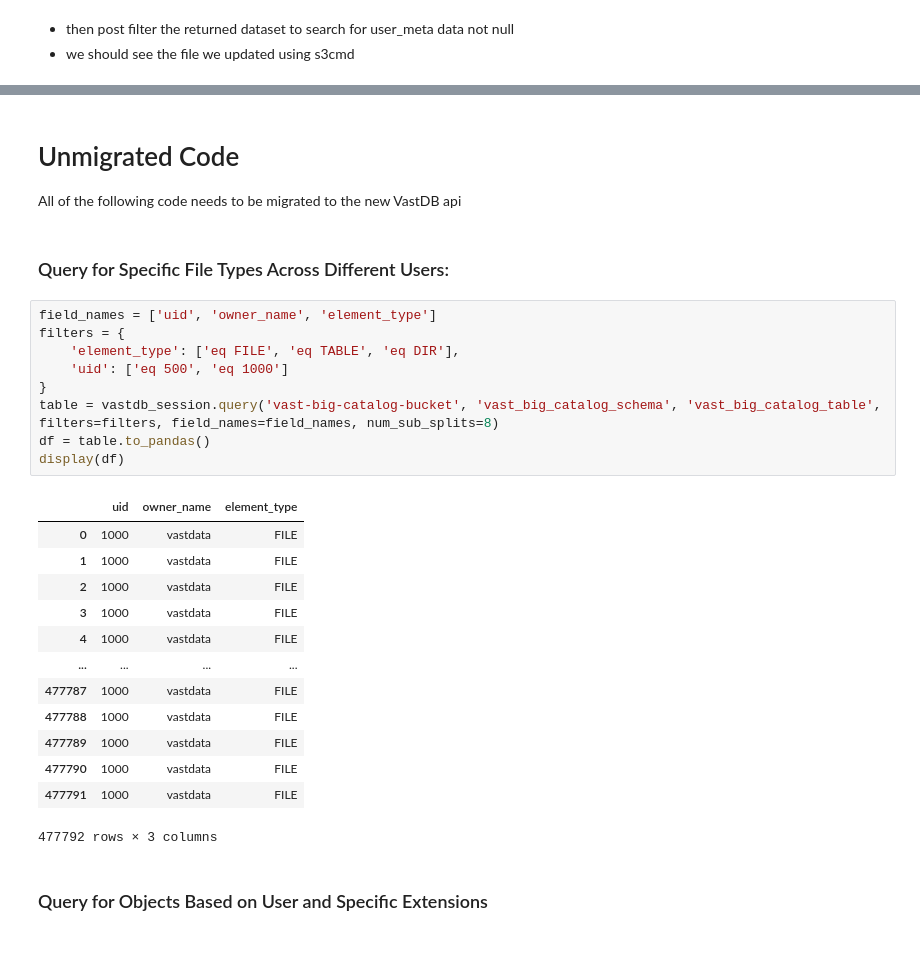
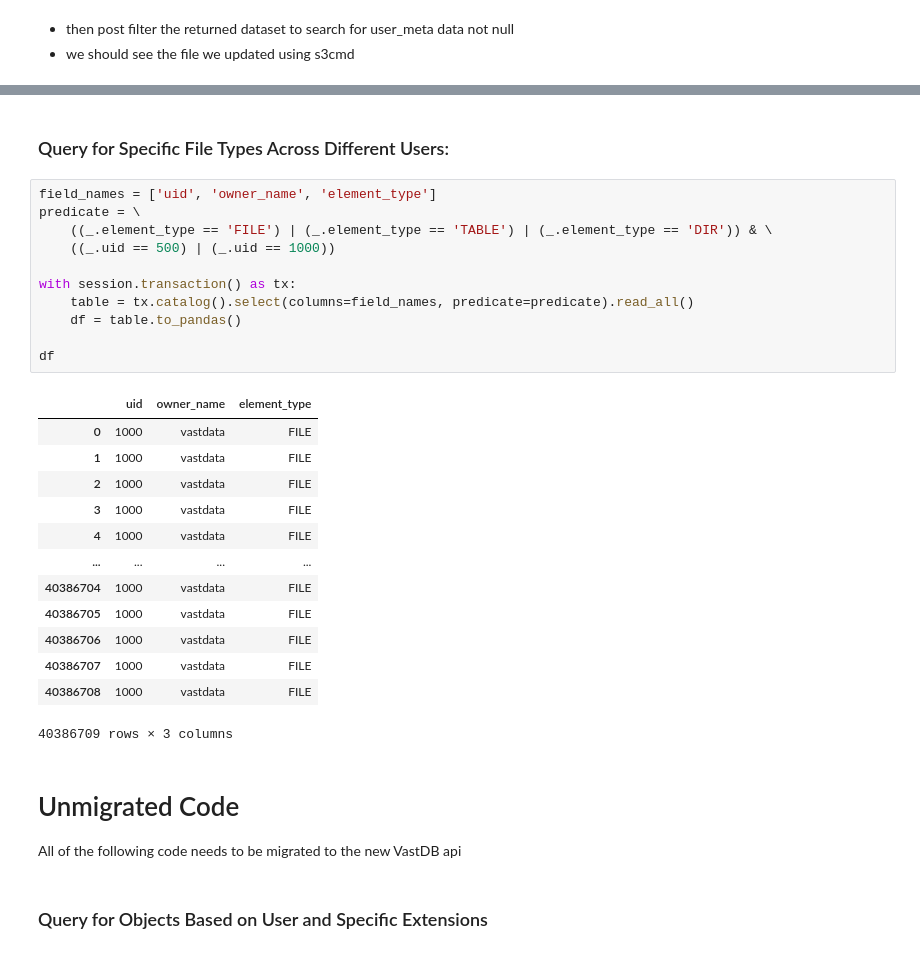
Before and after one commit to snowch/vast-docker-compose-examples, a Jupyter notebook: jupyter-pyspark/examples/catalog/python-sdk-vast-catalog.ipynb, the cells around one changed output, grey strips where cells are left out. Cells and saved outputs as stored; diff of their text form.

```diff
--- a/jupyter-pyspark/examples/catalog/python-sdk-vast-catalog.ipynb
+++ b/jupyter-pyspark/examples/catalog/python-sdk-vast-catalog.ipynb
@@ -227,35 +226,37 @@ df[df['user_tags'].notnull()]
 # %% [output]
 |  | name | creation_time | uid | owner_name | size | user_metadata | user_tags |
 | 24735 | yellow_tripdata_2009-01.parquet | 2024-12-09 15:54:27.143172336 | 5102 | Chris Snow | 481274128 | [(foo, bar)] | [(key1, value1), (key2, value2)] |
-# %% [markdown]
-# Unmigrated Code
-
-All of the following code needs to be migrated to the new VastDB api
 # %% [markdown]
 ### Query for Specific File Types Across Different Users:
 # %%
 field_names = ['uid', 'owner_name', 'element_type']
-filters = {
-    'element_type': ['eq FILE', 'eq TABLE', 'eq DIR'],
-    'uid': ['eq 500', 'eq 1000']
-}
-table = vastdb_session.query('vast-big-catalog-bucket', 'vast_big_catalog_schema', 'vast_big_catalog_table', filters=filters, field_names=field_names, num_sub_splits=8)
-df = table.to_pandas()
-display(df)
+predicate = \
+    ((_.element_type == 'FILE') | (_.element_type == 'TABLE') | (_.element_type == 'DIR')) & \
+    ((_.uid == 500) | (_.uid == 1000))
+
+with session.transaction() as tx:
+    table = tx.catalog().select(columns=field_names, predicate=predicate).read_all()
+    df = table.to_pandas()
+
+df
 # %% [output]
 |  | uid | owner_name | element_type |
 | 0 | 1000 | vastdata | FILE |
 | 1 | 1000 | vastdata | FILE |
 | 2 | 1000 | vastdata | FILE |
 | 3 | 1000 | vastdata | FILE |
 | 4 | 1000 | vastdata | FILE |
 | ... | ... | ... | ... |
-| 477787 | 1000 | vastdata | FILE |
-| 477788 | 1000 | vastdata | FILE |
-| 477789 | 1000 | vastdata | FILE |
-| 477790 | 1000 | vastdata | FILE |
-| 477791 | 1000 | vastdata | FILE |
+| 40386704 | 1000 | vastdata | FILE |
+| 40386705 | 1000 | vastdata | FILE |
+| 40386706 | 1000 | vastdata | FILE |
+| 40386707 | 1000 | vastdata | FILE |
+| 40386708 | 1000 | vastdata | FILE |
-477792 rows × 3 columns
+40386709 rows × 3 columns
+# %% [markdown]
+# Unmigrated Code
+
+All of the following code needs to be migrated to the new VastDB api
 # %% [markdown]
 ### Query for Objects Based on User and Specific Extensions
 # %%
```
Also changed, not shown: parts of 1 cell of this notebook.
